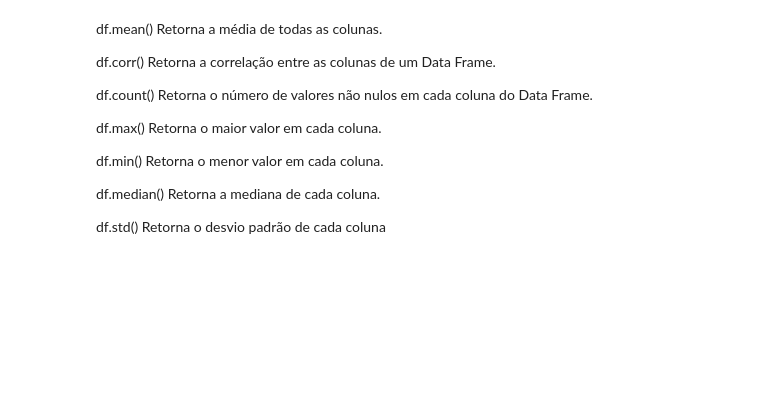
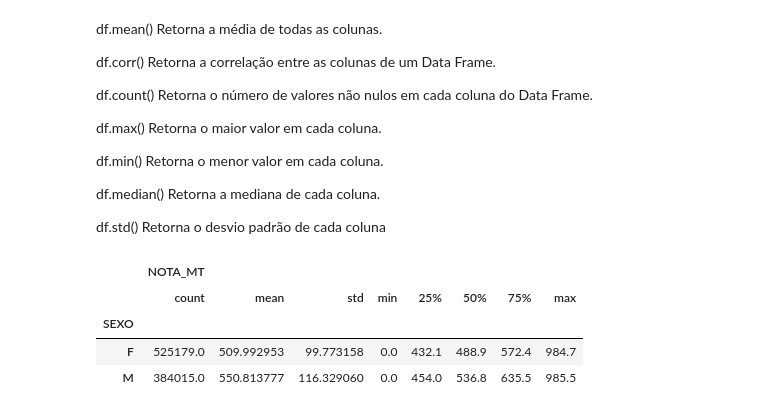
Before and after one commit to harleiaki/Nota_Enem, a Jupyter notebook: Nota_Enem1.ipynb, the cells around one changed output. Drawn from its saved outputs; the diff is of its cells as text; code cells hidden in the pictures; blank space fills up the shorter version.

```diff
--- a/Nota_Enem1.ipynb
+++ b/Nota_Enem1.ipynb
@@ -247,3 +247,11 @@ df.min() Retorna o menor valor em cada coluna.
 df.median() Retorna a mediana de cada coluna.
 
 df.std() Retorna o desvio padrão de cada coluna
+# %%
+df[['SEXO', 'NOTA_MT']].groupby('SEXO').describe()
+# %% [output]
+|  | NOTA_MT |  |  |  |  |  |  |  |
+|  | count | mean | std | min | 25% | 50% | 75% | max |
+| SEXO |  |  |  |  |  |  |  |  |
+| F | 525179.0 | 509.992953 | 99.773158 | 0.0 | 432.1 | 488.9 | 572.4 | 984.7 |
+| M | 384015.0 | 550.813777 | 116.329060 | 0.0 | 454.0 | 536.8 | 635.5 | 985.5 |
```
Also changed, not shown: parts of 3 cells of this notebook.
